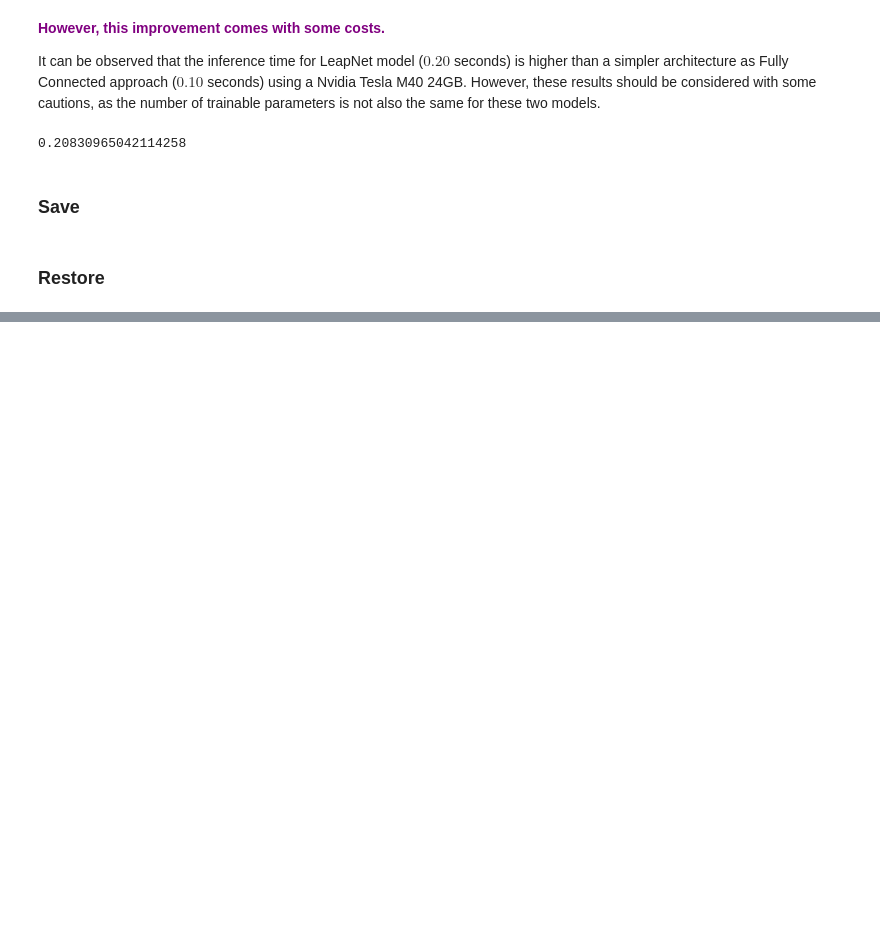
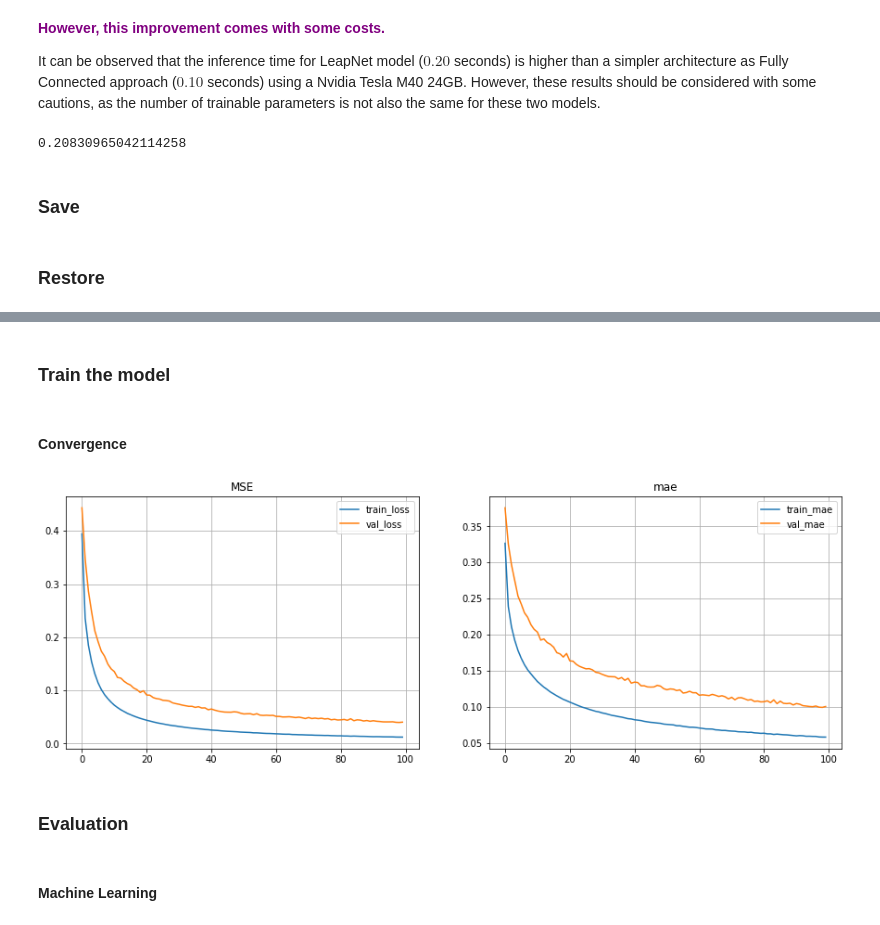
Before and after one commit to IRT-SystemX/LIPS, a Jupyter notebook: getting_started/05-Complete_example.ipynb, the cells around one changed output, grey strips where cells are left out. Drawn from its saved outputs; the diff is of its cells as text; code cells hidden in the pictures; blank space fills up the shorter version.

```diff
--- a/getting_started/05-Complete_example.ipynb
+++ b/getting_started/05-Complete_example.ipynb
@@ -546,0 +807,7 @@ leap_net.restore(path=TRAINED_MODEL_PATH)
+# %%
+benchmark3 = PowerGridBenchmark(benchmark_name="Benchmark3",
+                                benchmark_path=DATA_PATH,
+                                load_data_set=True,
+                                log_path=LOG_PATH,
+                                config_path=CONFIG_PATH
+                               )
@@ -546,0 +821,20 @@ leap_net.restore(path=TRAINED_MODEL_PATH)
+# %%
+tf_fc = TfFullyConnected(name="tf_fc",
+                         bench_config_name="Benchmark3",
+                         scaler=StandardScaler,
+                         log_path=LOG_PATH)
+# %% [markdown]
+### Train the model
+# %%
+tf_fc.train(train_dataset=benchmark3.train_dataset,
+            val_dataset=benchmark3.val_dataset,
+            epochs=100
+           )
+# %% [markdown]
+#### Convergence
+# %%
+tf_fc.visualize_convergence()
+# %% [output]
+[figure, added]
+# %% [markdown]
+### Evaluation
@@ -546,0 +848,2 @@ leap_net.restore(path=TRAINED_MODEL_PATH)
+# %% [markdown]
+#### Machine Learning
```
Also changed, not shown: parts of 100 cells of this notebook.
